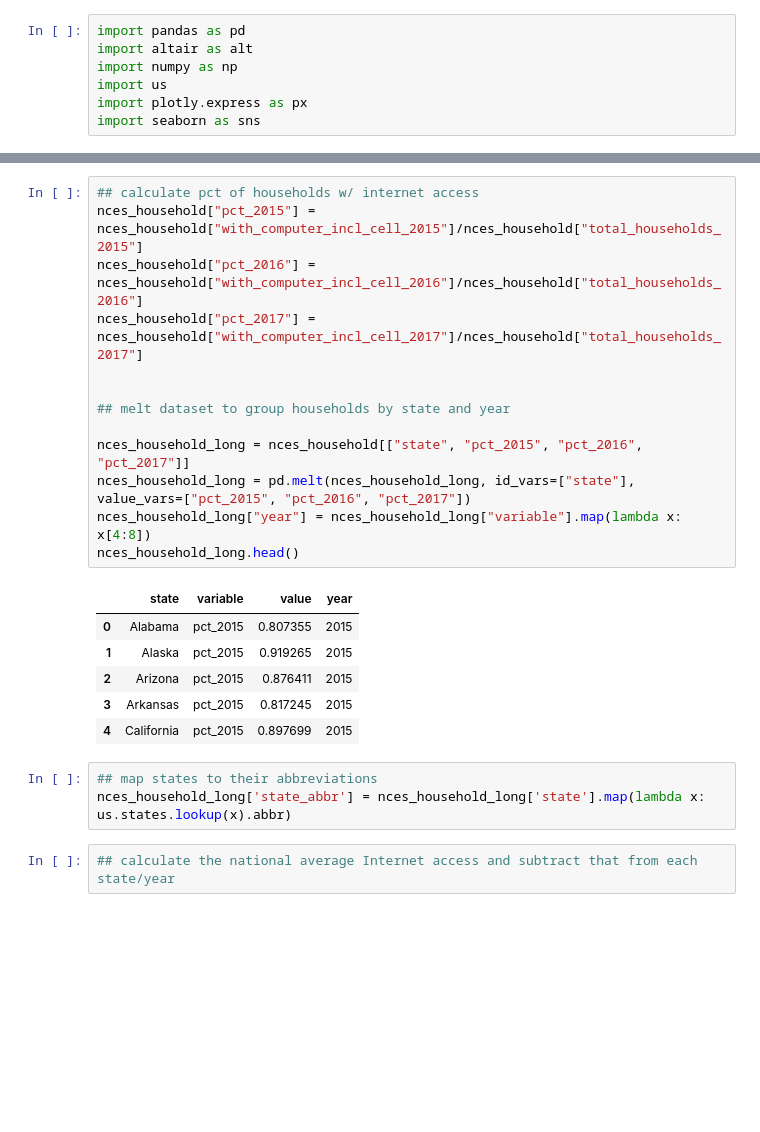
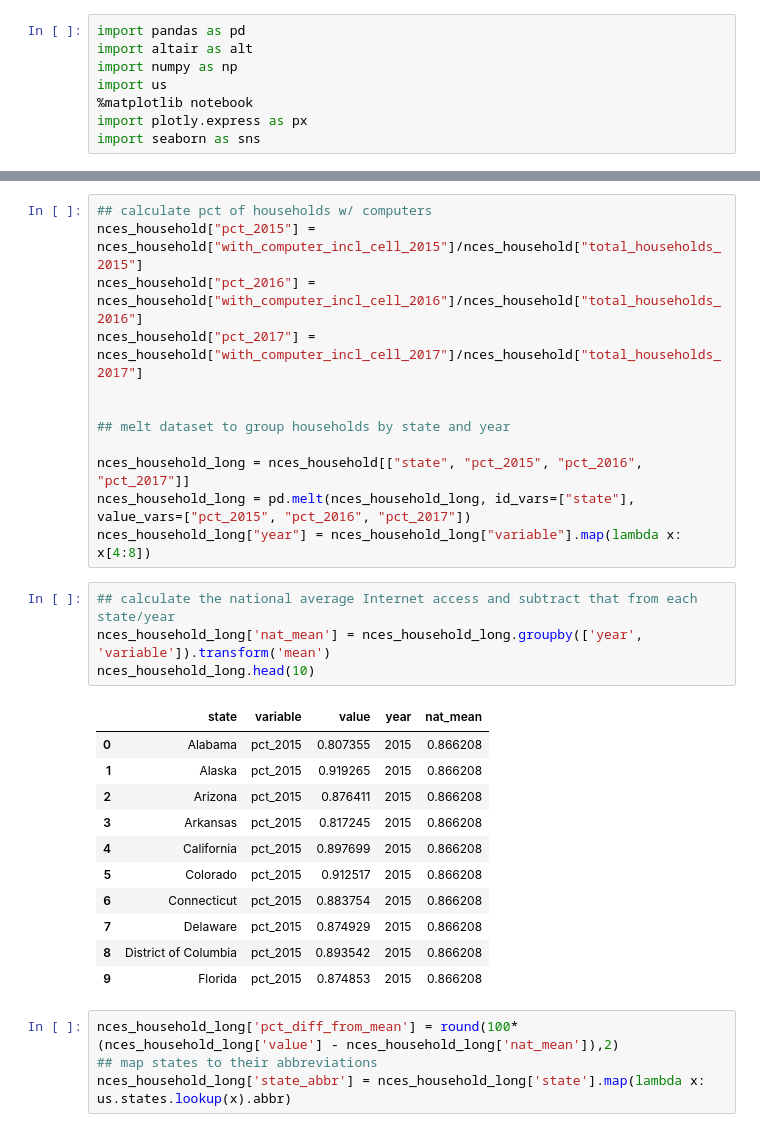
Before and after one commit to raubsaurier/si649_group_project, a Jupyter notebook: 649-EDA/irena-usmap-visualization.ipynb, the cells around one changed output, grey strips where cells are left out. Cells and saved outputs as stored; diff of their text form; blank space fills up the shorter version.

```diff
--- a/649-EDA/irena-usmap-visualization.ipynb
+++ b/649-EDA/irena-usmap-visualization.ipynb
@@ -3,6 +3,7 @@ import pandas as pd
 import altair as alt
 import numpy as np
 import us
+%matplotlib notebook
 import plotly.express as px
 import seaborn as sns
 # %%
@@ -22,7 +23,7 @@ nces_household.head(10)
 | 8 | District of Columbia | 281800 | 251800 | 281200 | 253600 | ... |
 | 9 | Florida | 7463200 | 6529200 | 7573500 | 6827300 | ... |
 # %%
-## calculate pct of households w/ internet access
+## calculate pct of households w/ computers
 nces_household["pct_2015"] = nces_household["with_computer_incl_cell_2015"]/nces_household["total_households_2015"]
 nces_household["pct_2016"] = nces_household["with_computer_incl_cell_2016"]/nces_household["total_households_2016"]
 nces_household["pct_2017"] = nces_household["with_computer_incl_cell_2017"]/nces_household["total_households_2017"]
@@ -33,18 +34,25 @@ nces_household["pct_2017"] = nces_household["with_computer_incl_cell_2017"]/nces
 nces_household_long = nces_household[["state", "pct_2015", "pct_2016", "pct_2017"]]
 nces_household_long = pd.melt(nces_household_long, id_vars=["state"], value_vars=["pct_2015", "pct_2016", "pct_2017"])
 nces_household_long["year"] = nces_household_long["variable"].map(lambda x: x[4:8])
-nces_household_long.head()
-# %% [output]
-|  | state | variable | value | year |
-| 0 | Alabama | pct_2015 | 0.807355 | 2015 |
-| 1 | Alaska | pct_2015 | 0.919265 | 2015 |
-| 2 | Arizona | pct_2015 | 0.876411 | 2015 |
-| 3 | Arkansas | pct_2015 | 0.817245 | 2015 |
-| 4 | California | pct_2015 | 0.897699 | 2015 |
+# %%
+## calculate the national average Internet access and subtract that from each state/year
+nces_household_long['nat_mean'] = nces_household_long.groupby(['year', 'variable']).transform('mean')
+nces_household_long.head(10)
+# %% [output]
+|  | state | variable | value | year | nat_mean |
+| 0 | Alabama | pct_2015 | 0.807355 | 2015 | 0.866208 |
+| 1 | Alaska | pct_2015 | 0.919265 | 2015 | 0.866208 |
+| 2 | Arizona | pct_2015 | 0.876411 | 2015 | 0.866208 |
+| 3 | Arkansas | pct_2015 | 0.817245 | 2015 | 0.866208 |
+| 4 | California | pct_2015 | 0.897699 | 2015 | 0.866208 |
+| 5 | Colorado | pct_2015 | 0.912517 | 2015 | 0.866208 |
+| 6 | Connecticut | pct_2015 | 0.883754 | 2015 | 0.866208 |
+| 7 | Delaware | pct_2015 | 0.874929 | 2015 | 0.866208 |
+| 8 | District of Columbia | pct_2015 | 0.893542 | 2015 | 0.866208 |
+| 9 | Florida | pct_2015 | 0.874853 | 2015 | 0.866208 |
 # %%
+nces_household_long['pct_diff_from_mean'] = round(100*(nces_household_long['value'] - nces_household_long['nat_mean']),2)
 ## map states to their abbreviations
 nces_household_long['state_abbr'] = nces_household_long['state'].map(lambda x: us.states.lookup(x).abbr)
-# %%
-## calculate the national average Internet access and subtract that from each state/year
 # %%
 ## we can show one year
```
Also changed, not shown: parts of 3 cells of this notebook.
